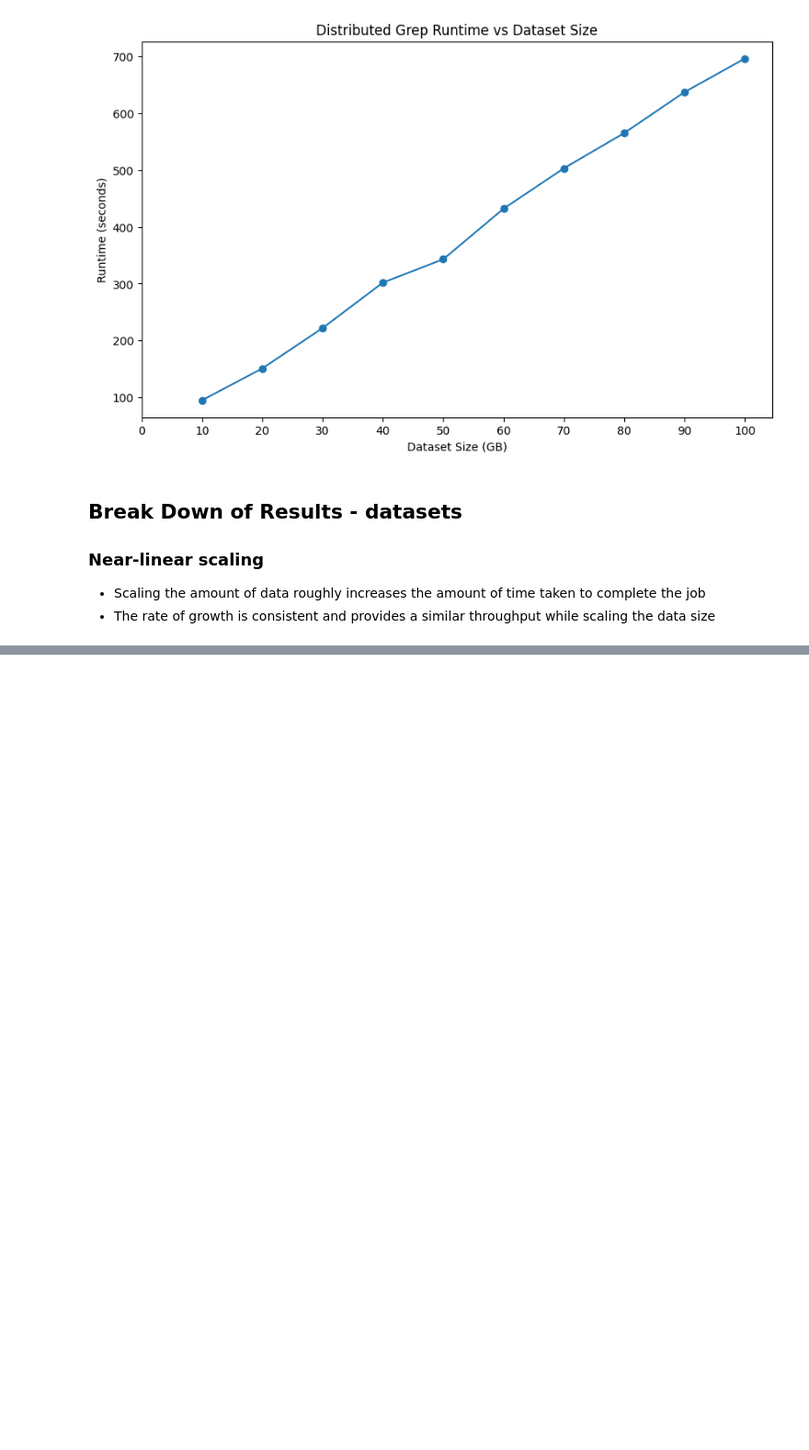
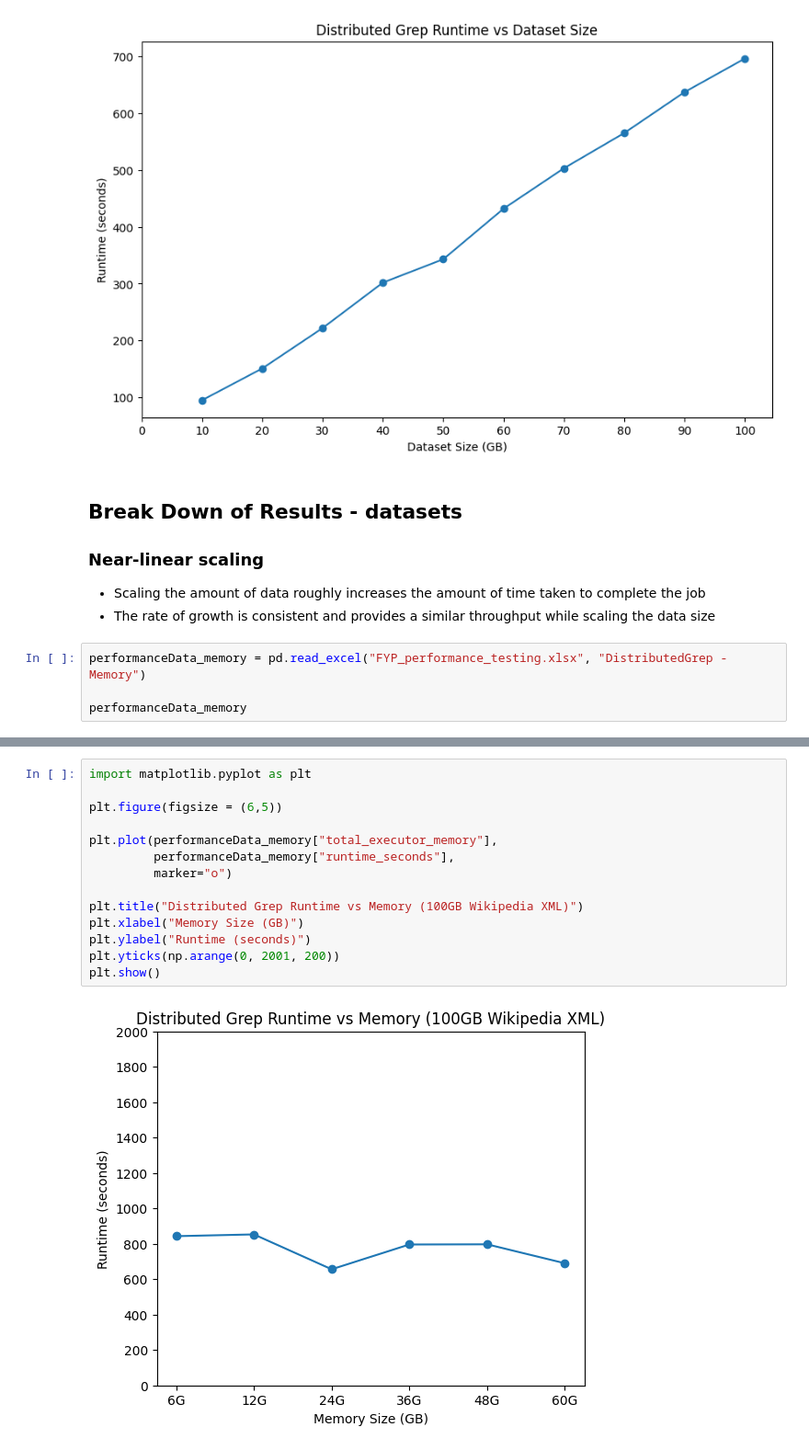
Before and after one commit to Arbzzz04/spark-massive-scale-analytics, a Jupyter notebook: product/Performance_testing/distributedgrep_performance.ipynb, the cells around one changed output, grey strips where cells are left out. Shown: that part at 92% size. Drawn from its saved outputs; the diff is of its cells as text; blank space fills up the shorter version.

Commit message:
#5: Adding distributed grep program performance test for memory sizes with graph and breakdown

```diff
--- a/product/Performance_testing/distributedgrep_performance.ipynb
+++ b/product/Performance_testing/distributedgrep_performance.ipynb
@@ -90,3 +90,7 @@ plt.show()
 ### Near-linear scaling
 - Scaling the amount of data roughly increases the amount of time taken to complete the job
 - The rate of growth is consistent and provides a similar throughput while scaling the data size
+# %%
+performanceData_memory = pd.read_excel("FYP_performance_testing.xlsx", "DistributedGrep - Memory")
+
+performanceData_memory
@@ -92,0 +105,16 @@ plt.show()
+# %%
+import matplotlib.pyplot as plt
+
+plt.figure(figsize = (6,5))
+
+plt.plot(performanceData_memory["total_executor_memory"],
+         performanceData_memory["runtime_seconds"],
+         marker="o")
+
+plt.title("Distributed Grep Runtime vs Memory (100GB Wikipedia XML)")
+plt.xlabel("Memory Size (GB)")
+plt.ylabel("Runtime (seconds)")
+plt.yticks(np.arange(0, 2001, 200))
+plt.show()
+# %% [output]
+[figure, added]
```
Also changed, not shown: parts of 2 cells of this notebook.
